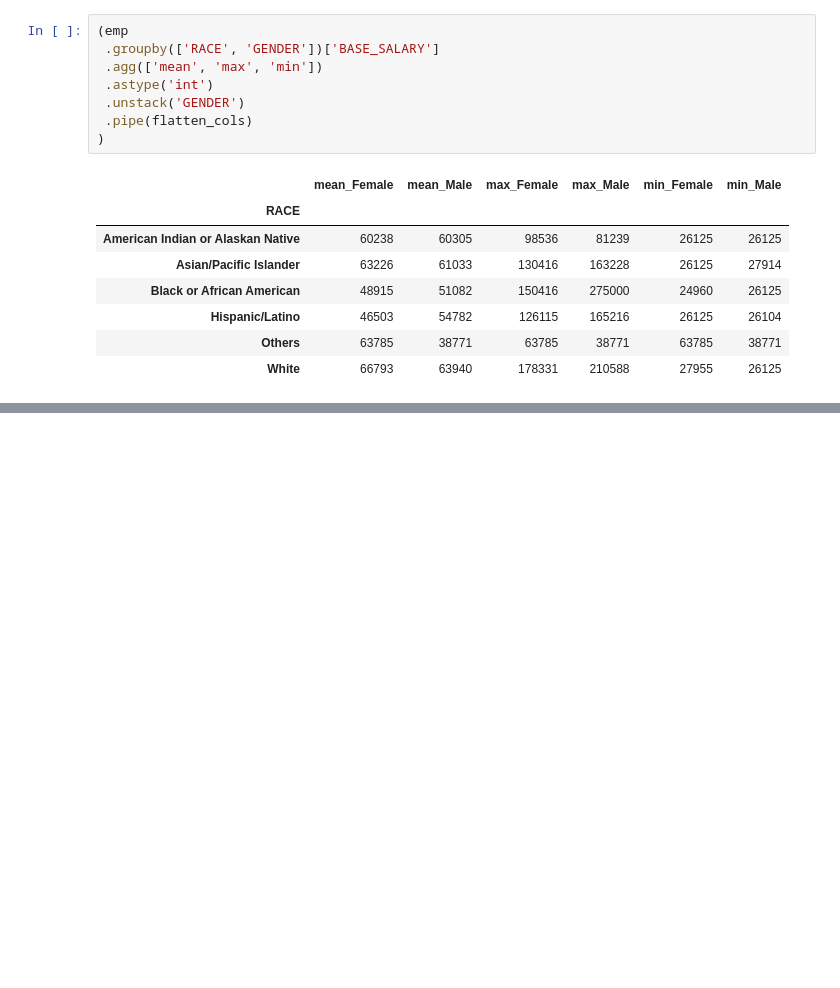
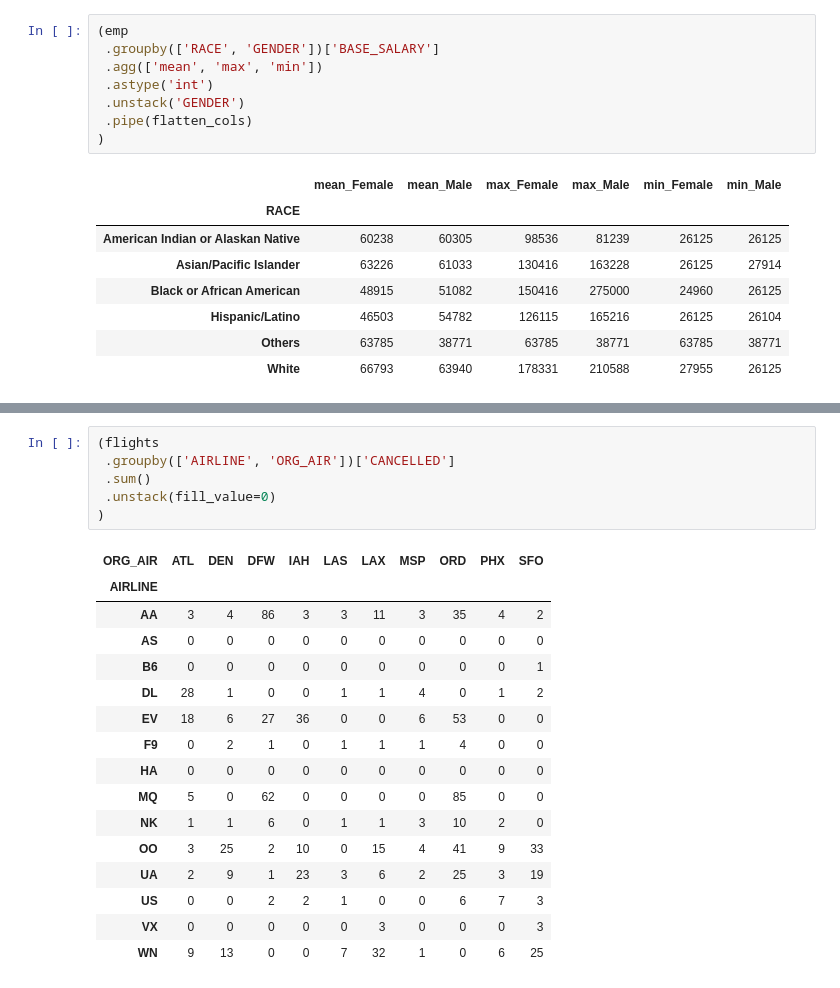
Before and after one commit to minstrel1149/pandas_practice-cookbook1, a Jupyter notebook: pd_cookbook_2_chapter10.ipynb, the cells around one changed output, grey strips where cells are left out. Cells and saved outputs as stored; diff of their text form; blank space fills up the shorter version.

```diff
--- a/pd_cookbook_2_chapter10.ipynb
+++ b/pd_cookbook_2_chapter10.ipynb
@@ -263,0 +296,23 @@ def flatten_cols(df):
+# %%
+(flights
+ .groupby(['AIRLINE', 'ORG_AIR'])['CANCELLED']
+ .sum()
+ .unstack(fill_value=0)
+)
+# %% [output]
+| ORG_AIR | ATL | DEN | DFW | IAH | LAS | LAX | MSP | ORD | PHX | SFO |
+| AIRLINE |  |  |  |  |  |  |  |  |  |  |
+| AA | 3 | 4 | 86 | 3 | 3 | 11 | 3 | 35 | 4 | 2 |
+| AS | 0 | 0 | 0 | 0 | 0 | 0 | 0 | 0 | 0 | 0 |
+| B6 | 0 | 0 | 0 | 0 | 0 | 0 | 0 | 0 | 0 | 1 |
+| DL | 28 | 1 | 0 | 0 | 1 | 1 | 4 | 0 | 1 | 2 |
+| EV | 18 | 6 | 27 | 36 | 0 | 0 | 6 | 53 | 0 | 0 |
+| F9 | 0 | 2 | 1 | 0 | 1 | 1 | 1 | 4 | 0 | 0 |
+| HA | 0 | 0 | 0 | 0 | 0 | 0 | 0 | 0 | 0 | 0 |
+| MQ | 5 | 0 | 62 | 0 | 0 | 0 | 0 | 85 | 0 | 0 |
+| NK | 1 | 1 | 6 | 0 | 1 | 1 | 3 | 10 | 2 | 0 |
+| OO | 3 | 25 | 2 | 10 | 0 | 15 | 4 | 41 | 9 | 33 |
+| UA | 2 | 9 | 1 | 23 | 3 | 6 | 2 | 25 | 3 | 19 |
+| US | 0 | 0 | 2 | 2 | 1 | 0 | 0 | 6 | 7 | 3 |
+| VX | 0 | 0 | 0 | 0 | 0 | 3 | 0 | 0 | 0 | 3 |
+| WN | 9 | 13 | 0 | 0 | 7 | 32 | 1 | 0 | 6 | 25 |
```
Also changed, not shown: parts of 9 cells of this notebook, 1 other file.
